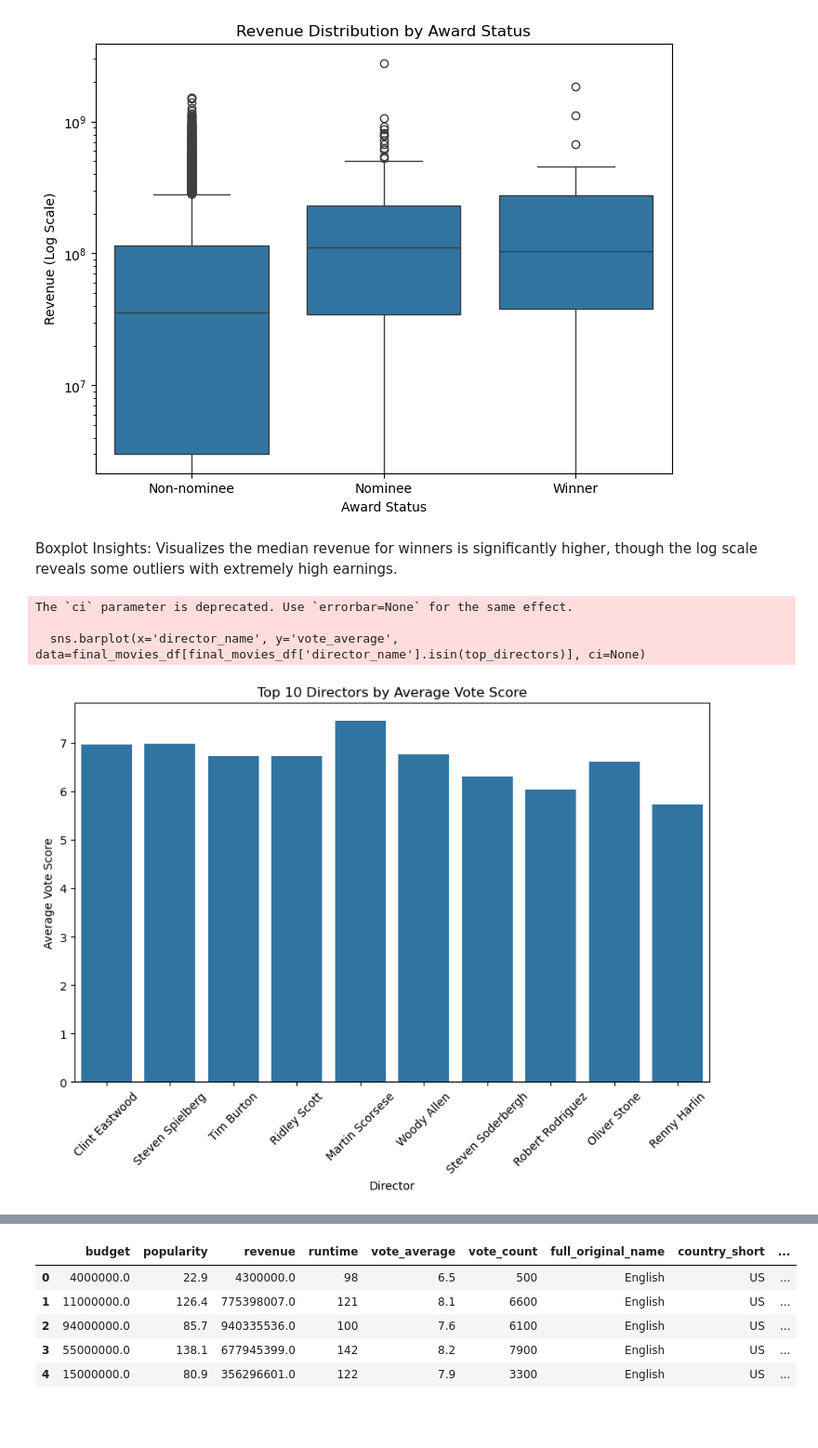
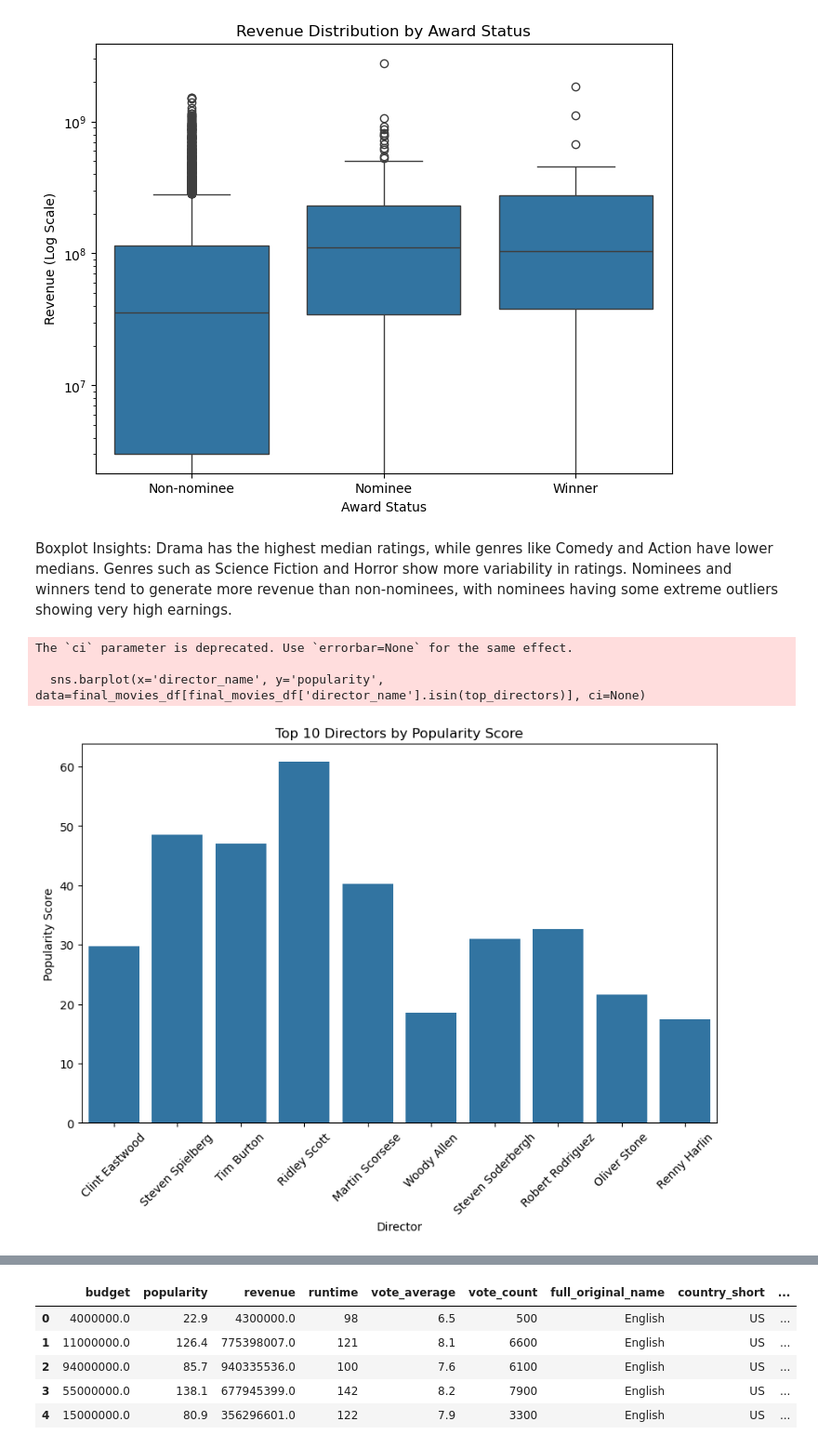
Before and after one commit to riosrose/UCB_project4_group6, a Jupyter notebook: SK_cleaned_up.ipynb, the cells around one changed output, grey strips where cells are left out. Shown at 93% size. Cells and saved outputs as stored; diff of their text form; code cells hidden in the pictures; blank space fills up the shorter version.

```diff
--- a/SK_cleaned_up.ipynb
+++ b/SK_cleaned_up.ipynb
@@ -424,13 +466,13 @@ cast_df = pd.DataFrame(cast_info.tolist(), columns=['movie_id', 'title', 'cast_i
 crew_df = pd.DataFrame(crew_info.tolist(), columns=['movie_id', 'title', 'crew_id', 'crew_name'])
 
 # Merge the cast and crew DataFrames on 'movie_id' and 'title'
-merged_df = pd.merge(cast_df, crew_df, on=['movie_id', 'title'], how='outer')
+cast_crew_merged_df = pd.merge(cast_df, crew_df, on=['movie_id', 'title'], how='outer')
 
 # Drop any rows with missing data (if any)
-merged_df.dropna(inplace=True)
+cast_crew_merged_df.dropna(inplace=True)
 
 # Display the first few rows of the new DataFrame
-print(merged_df.head())
+print(cast_crew_merged_df.head())
 # %% [output]
    movie_id            title  cast_id      cast_name  crew_id        crew_name
 0         5       Four Rooms   3129.0       Tim Roth   3110.0   Allison Anders
@@ -477,13 +526,12 @@ Award
 # Merge the DataFrames on the specified columns using an outer join
 merged_data = pd.merge(
     movie_metadata_df,
-    merged_df,
+    cast_crew_merged_df,
     left_on='id',         # Column from movies_metadata_df
-    right_on='movie_id',  # Column from merged_df
+    right_on='movie_id',  # Column from cast_crew_merged_df
     how='outer'           # Outer join to include all data
 )
 
 # Display the merged DataFrame
-print("Merged DataFrame:")
-merged_data.head(5) # Show the first few rows of the merged DataFrame
+merged_data.head(5)
 # %% [output]
@@ -998,24 +1127,26 @@ plt.ylabel('Revenue (Log Scale)')
 plt.show()
 # %% [output]
 [figure]
-# %% [markdown]
-Boxplot Insights: Visualizes the median revenue for winners is significantly higher, though the log scale reveals some outliers with extremely high earnings.
+# %% [markdown]
+Boxplot Insights:
+Drama has the highest median ratings, while genres like Comedy and Action have lower medians. Genres such as Science Fiction and Horror show more variability in ratings.
+Nominees and winners tend to generate more revenue than non-nominees, with nominees having some extreme outliers showing very high earnings.
 # %%
-# Correlation between top 10 directors and average vote score
+# Correlation between top 10 directors and popularity score
 plt.figure(figsize=(10, 6))
 
 # Filter for top 10 most frequent directors
 top_directors = final_movies_df['director_name'].value_counts().index[:10]
 
-# Create a barplot for the average vote score by top 10 directors
-sns.barplot(x='director_name', y='vote_average', data=final_movies_df[final_movies_df['director_name'].isin(top_directors)], ci=None)
-plt.title('Top 10 Directors by Average Vote Score')
+# Create a barplot for the average popularity score by top 10 directors
+sns.barplot(x='director_name', y='popularity', data=final_movies_df[final_movies_df['director_name'].isin(top_directors)], ci=None)
+plt.title('Top 10 Directors by Popularity Score')
 plt.xticks(rotation=45)
 plt.xlabel('Director')
-plt.ylabel('Average Vote Score')
+plt.ylabel('Popularity Score')
 plt.show()
 # %% [output]
 The `ci` parameter is deprecated. Use `errorbar=None` for the same effect.
 
-  sns.barplot(x='director_name', y='vote_average', data=final_movies_df[final_movies_df['director_name'].isin(top_directors)], ci=None)
+  sns.barplot(x='director_name', y='popularity', data=final_movies_df[final_movies_df['director_name'].isin(top_directors)], ci=None)
-[figure, old version]
+[figure, new version]
```
Also changed, not shown: parts of 121 cells of this notebook.
